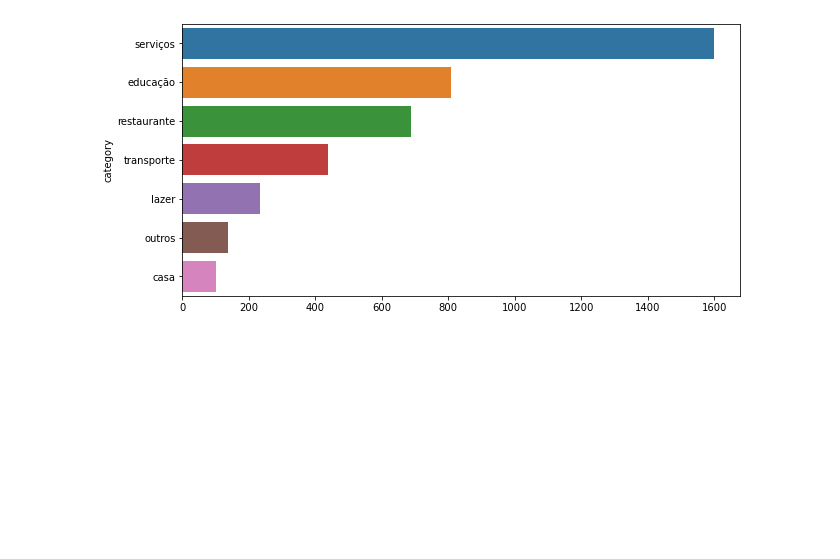
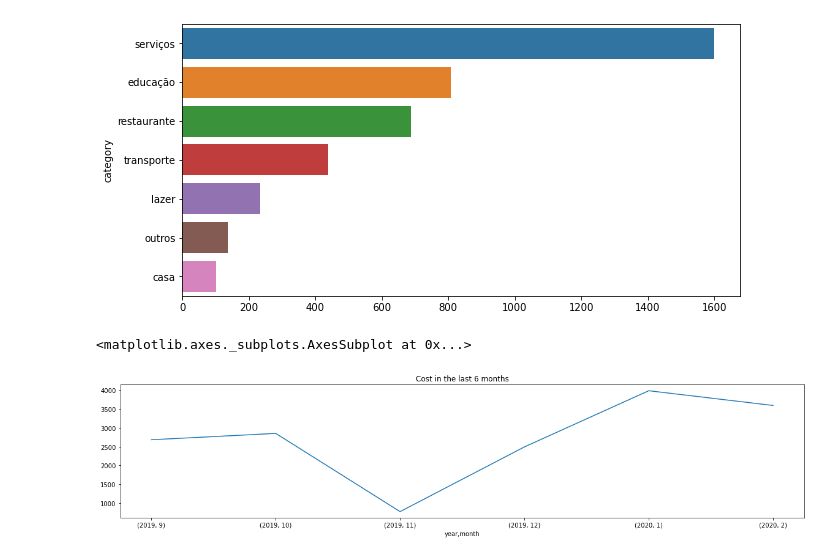
Before and after one commit to emmanuelperotto/invoice_analysis, a Jupyter notebook: invoice_analysis.ipynb, the cells around one changed output. Saved outputs shown, nothing was run; the diff lists cells and outputs as text; code cells hidden in the pictures; blank space fills up the shorter version.

Commit message:
:art: adding cost in the last 6 months chart

```diff
--- a/invoice_analysis.ipynb
+++ b/invoice_analysis.ipynb
@@ -89,3 +89,9 @@ lazer - R$ 232.9
 outros - R$ 87.16
 casa - R$ 19.57
 [figure]
+# %%
+latest_6_months = cost_per_year_and_month[-6:]
+latest_6_months.plot(legend=False, figsize=(20,4), title='Cost in the last 6 months')
+# %% [output]
+<matplotlib.axes._subplots.AxesSubplot at 0x...>
+[figure, added]
```
